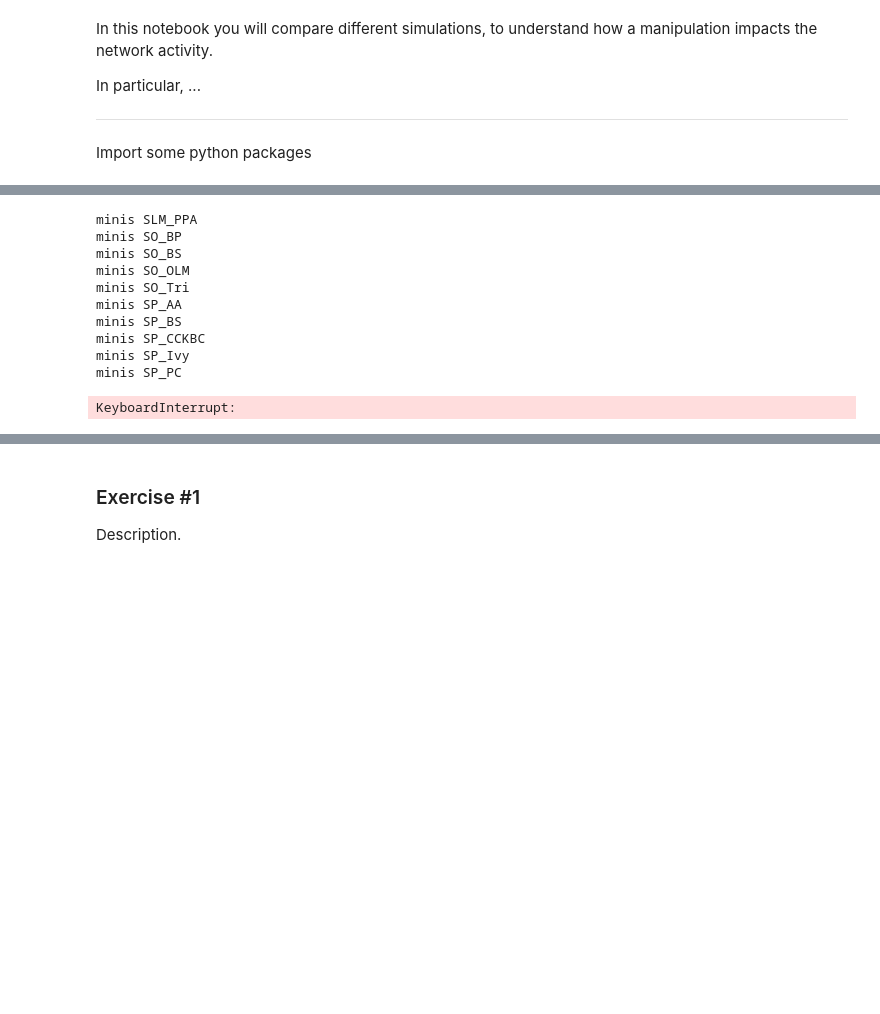
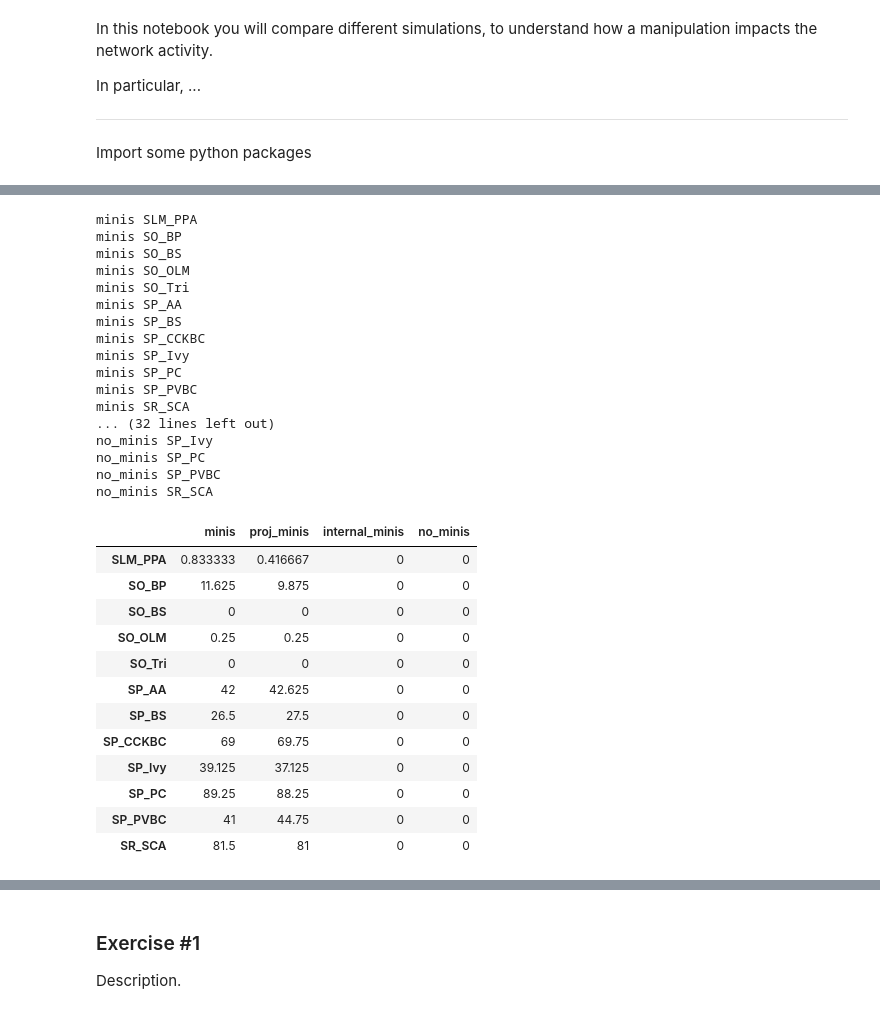
Before and after one commit to BlueBrain/MOOC-hippocampus-network-simulation-2019, a Jupyter notebook: notebooks/comparing_simulations.ipynb, the cells around one changed output, grey strips where cells are left out. Saved outputs shown, nothing was run; the diff lists cells and outputs as text; code cells hidden in the pictures; blank space fills up the shorter version.

```diff
--- a/notebooks/comparing_simulations.ipynb
+++ b/notebooks/comparing_simulations.ipynb
@@ -53,25 +54,44 @@ df
 # %%
 for folder in folders:
     path = root + folder + '/simulation_config.json'
     sim = Simulation(path)
     for mtype in mtypes:
         print(folder,mtype)
-        gids = sim.circuit.nodes["hippocampus_neurons"].ids(group={Cell.MTYPE: mtype, "$node_set": target})
+        gids = sim.circuit.nodes["hippocampus_neurons"].ids(group={Cell.MTYPE: mtype, "$node_set": target},limit=sample)
         freqs = np.array([get_spike_frequency(gid, t_start, t_end) for gid in gids])
         df.loc[mtype,folder] = freqs.mean()
 df
 # %% [output]
 minis SLM_PPA
 minis SO_BP
 minis SO_BS
 minis SO_OLM
 minis SO_Tri
 minis SP_AA
 minis SP_BS
 minis SP_CCKBC
 minis SP_Ivy
 minis SP_PC
+minis SP_PVBC
+minis SR_SCA
+... (32 lines left out)
+no_minis SP_Ivy
+no_minis SP_PC
+no_minis SP_PVBC
+no_minis SR_SCA
-KeyboardInterrupt:
+|  | minis | proj_minis | internal_minis | no_minis |
+| SLM_PPA | 0.833333 | 0.416667 | 0 | 0 |
+| SO_BP | 11.625 | 9.875 | 0 | 0 |
+| SO_BS | 0 | 0 | 0 | 0 |
+| SO_OLM | 0.25 | 0.25 | 0 | 0 |
+| SO_Tri | 0 | 0 | 0 | 0 |
+| SP_AA | 42 | 42.625 | 0 | 0 |
+| SP_BS | 26.5 | 27.5 | 0 | 0 |
+| SP_CCKBC | 69 | 69.75 | 0 | 0 |
+| SP_Ivy | 39.125 | 37.125 | 0 | 0 |
+| SP_PC | 89.25 | 88.25 | 0 | 0 |
+| SP_PVBC | 41 | 44.75 | 0 | 0 |
+| SR_SCA | 81.5 | 81 | 0 | 0 |
 # %%
 fig, ax = plt.subplots(figsize=(11.69, 8.27))
 data = df.values.T
```
Also changed, not shown: parts of 3 cells of this notebook.
